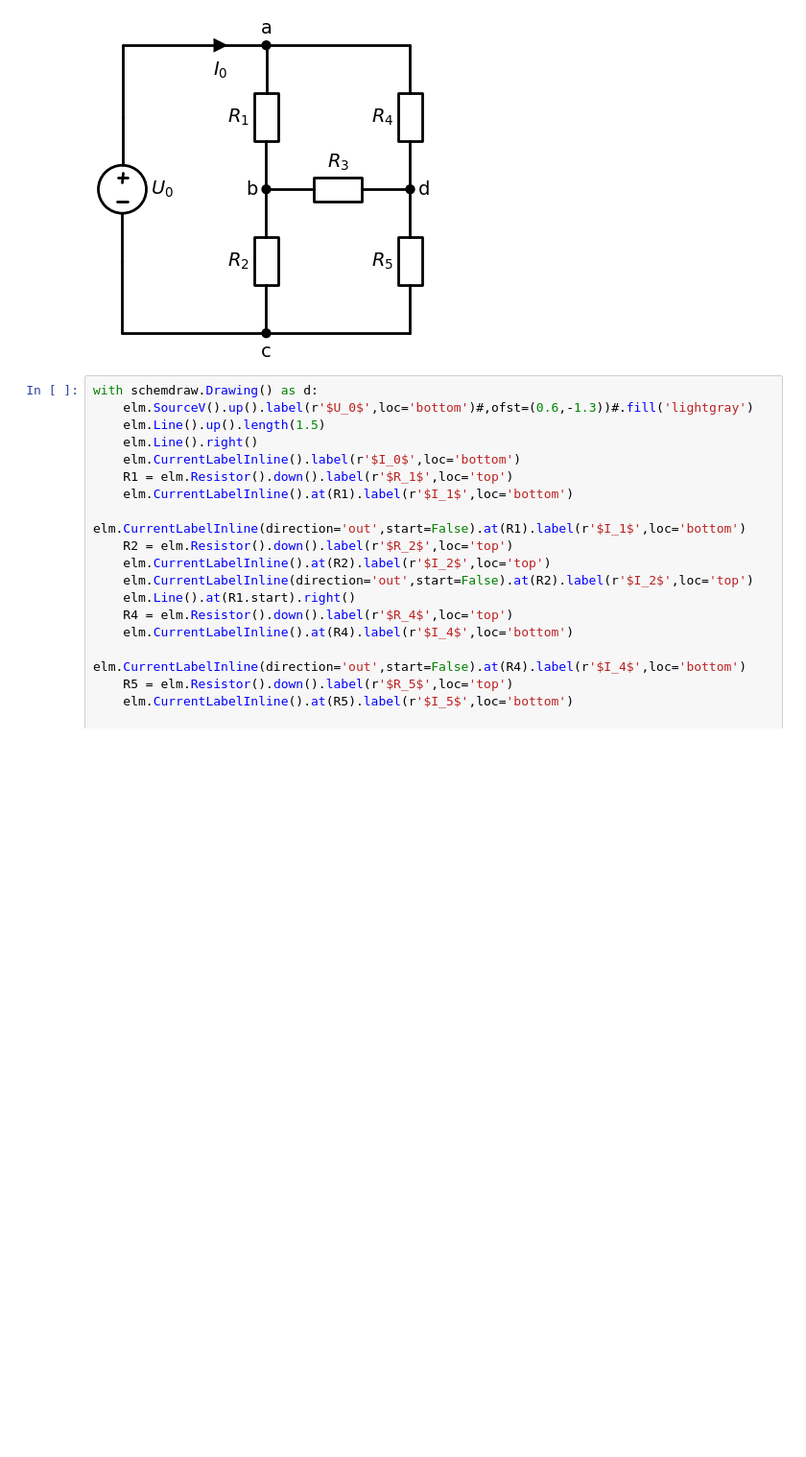
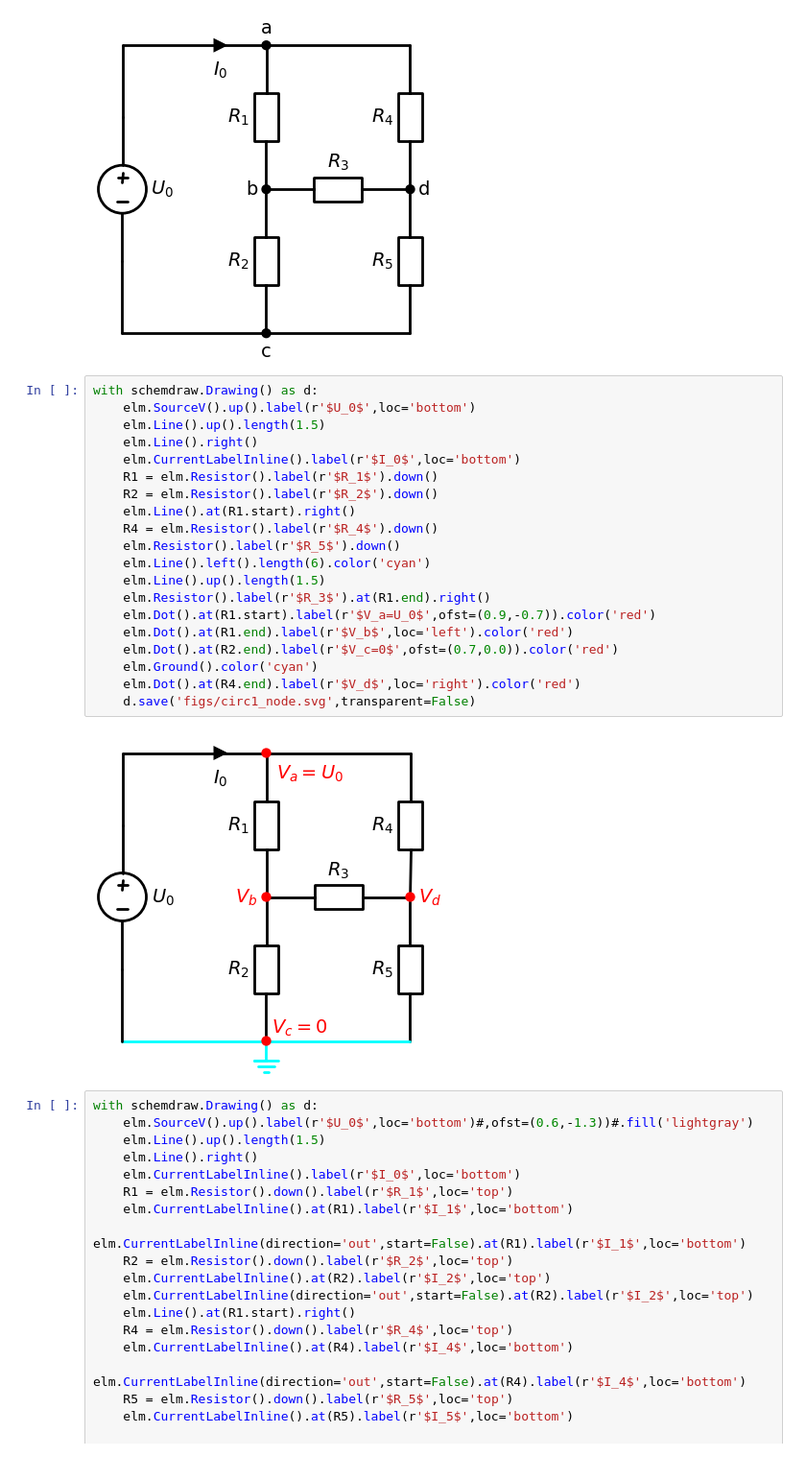
Before and after one commit to ekafex/electronics, a Jupyter notebook: Lectures/Circuit_Draw.ipynb, the cells around one changed output. Shown at 96% size. Drawn from its saved outputs; the diff is of its cells as text; blank space fills up the shorter version.

```diff
--- a/Lectures/Circuit_Draw.ipynb
+++ b/Lectures/Circuit_Draw.ipynb
@@ -82,6 +82,28 @@ with schemdraw.Drawing() as d:
     d.save('figs/circ1.svg',transparent=False)
 # %% [output]
 [figure]
+# %%
+with schemdraw.Drawing() as d:
+    elm.SourceV().up().label(r'$U_0$',loc='bottom')
+    elm.Line().up().length(1.5)
+    elm.Line().right()
+    elm.CurrentLabelInline().label(r'$I_0$',loc='bottom')
+    R1 = elm.Resistor().label(r'$R_1$').down()
+    R2 = elm.Resistor().label(r'$R_2$').down()
+    elm.Line().at(R1.start).right()
+    R4 = elm.Resistor().label(r'$R_4$').down()
+    elm.Resistor().label(r'$R_5$').down()
+    elm.Line().left().length(6).color('cyan')
+    elm.Line().up().length(1.5)
+    elm.Resistor().label(r'$R_3$').at(R1.end).right()
+    elm.Dot().at(R1.start).label(r'$V_a=U_0$',ofst=(0.9,-0.7)).color('red')
+    elm.Dot().at(R1.end).label(r'$V_b$',loc='left').color('red')
+    elm.Dot().at(R2.end).label(r'$V_c=0$',ofst=(0.7,0.0)).color('red')
+    elm.Ground().color('cyan')
+    elm.Dot().at(R4.end).label(r'$V_d$',loc='right').color('red')
+    d.save('figs/circ1_node.svg',transparent=False)
+# %% [output]
+[figure, added]
 # %%
 with schemdraw.Drawing() as d:
     elm.SourceV().up().label(r'$U_0$',loc='bottom')#,ofst=(0.6,-1.3))#.fill('lightgray')
```
Also changed, not shown: parts of 1 cell of this notebook, 1 other file.
